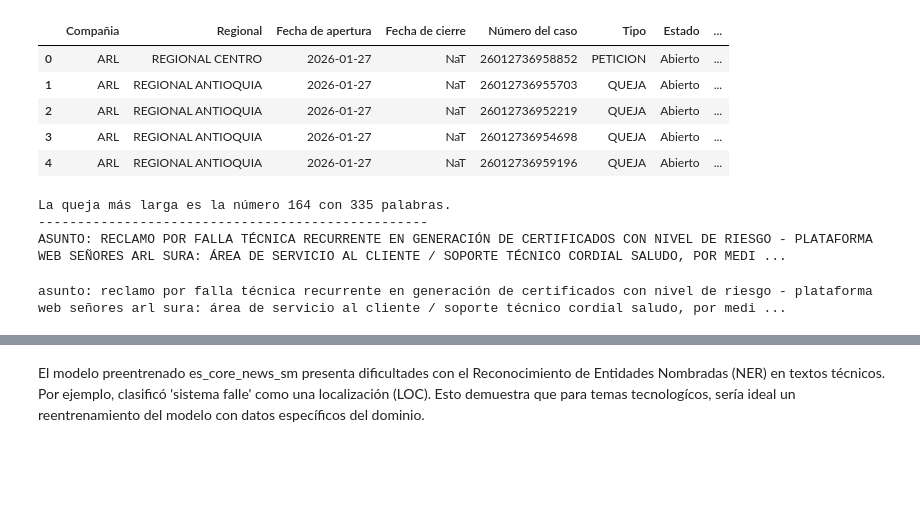
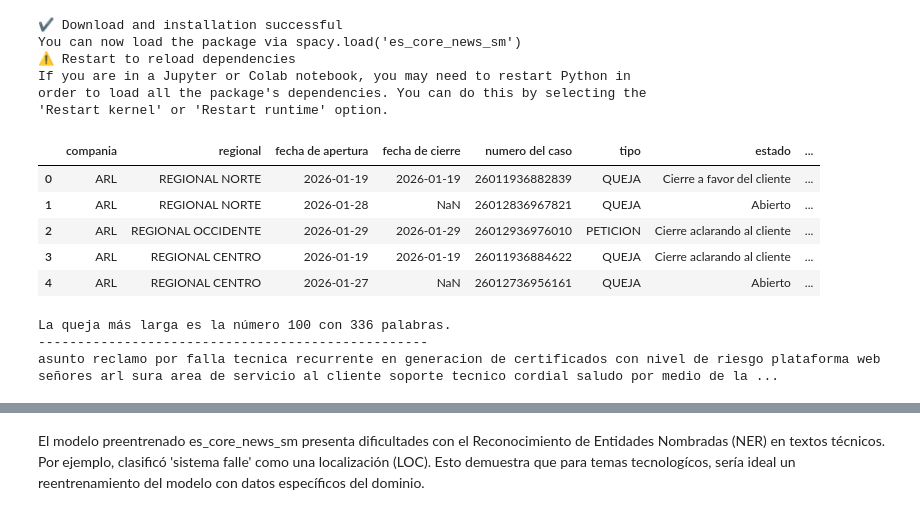
Before and after one commit to dvarelaj/nlp-miniproyecto-icesi, a Jupyter notebook: procesamiento_texto_npl_clasico.ipynb, the cells around one changed output, grey strips where cells are left out. Saved outputs shown, nothing was run; the diff lists cells and outputs as text; code cells hidden in the pictures; blank space fills up the shorter version.

```diff
--- a/procesamiento_texto_npl_clasico.ipynb
+++ b/procesamiento_texto_npl_clasico.ipynb
@@ -10,35 +11,38 @@ from collections import Counter
 # %%
+spacy.cli.download("es_core_news_sm")
 nlp = spacy.load('es_core_news_sm')
+# %% [output]
+✔ Download and installation successful
+You can now load the package via spacy.load('es_core_news_sm')
+⚠ Restart to reload dependencies
+If you are in a Jupyter or Colab notebook, you may need to restart Python in
+order to load all the package's dependencies. You can do this by selecting the
+'Restart kernel' or 'Restart runtime' option.
-# %%
-df = pd.read_excel('Quejas Enero 2026 Web ARL.xlsx')
-texto_raw = str(df['Descripción'].iloc[1])
-df.head()
-# %% [output]
-|  | Compañia | Regional | Fecha de apertura | Fecha de cierre | Número del caso | Tipo | Estado | ... |
-| 0 | ARL | REGIONAL CENTRO | 2026-01-27 | NaT | 26012736958852 | PETICION | Abierto | ... |
-| 1 | ARL | REGIONAL ANTIOQUIA | 2026-01-27 | NaT | 26012736955703 | QUEJA | Abierto | ... |
-| 2 | ARL | REGIONAL ANTIOQUIA | 2026-01-27 | NaT | 26012736952219 | QUEJA | Abierto | ... |
-| 3 | ARL | REGIONAL ANTIOQUIA | 2026-01-27 | NaT | 26012736954698 | QUEJA | Abierto | ... |
-| 4 | ARL | REGIONAL ANTIOQUIA | 2026-01-27 | NaT | 26012736959196 | QUEJA | Abierto | ... |
+# %%
+df = pd.read_csv('quejas_anonimizadas_muestra.csv')
+df.head()
+# %% [output]
+|  | compania | regional | fecha de apertura | fecha de cierre | numero del caso | tipo | estado | ... |
+| 0 | ARL | REGIONAL NORTE | 2026-01-19 | 2026-01-19 | 26011936882839 | QUEJA | Cierre a favor del cliente | ... |
+| 1 | ARL | REGIONAL NORTE | 2026-01-28 | NaN | 26012836967821 | QUEJA | Abierto | ... |
+| 2 | ARL | REGIONAL OCCIDENTE | 2026-01-29 | 2026-01-29 | 26012936976010 | PETICION | Cierre aclarando al cliente | ... |
+| 3 | ARL | REGIONAL CENTRO | 2026-01-19 | 2026-01-19 | 26011936884622 | QUEJA | Cierre aclarando al cliente | ... |
+| 4 | ARL | REGIONAL CENTRO | 2026-01-27 | NaN | 26012736956161 | QUEJA | Abierto | ... |
 # %%
 # Creamos una columna con la longitud de cada queja (en número de palabras)
-df['longitud'] = df['Descripción'].apply(lambda x: len(str(x).split()))
+df['longitud'] = df['descripcion_anonimizada'].apply(lambda x: len(str(x).split()))
 
 # Buscamos la fila con el máximo de palabras
 indice_max = df['longitud'].idxmax()
-queja_mas_larga = df['Descripción'].iloc[indice_max]
+queja_mas_larga = df['descripcion_anonimizada'].iloc[indice_max]
 
 print(f"La queja más larga es la número {indice_max} con {df['longitud'].max()} palabras.")
 print("-" * 50)
 print(queja_mas_larga[:500] + "...")
 # %% [output]
-La queja más larga es la número 164 con 335 palabras.
+La queja más larga es la número 100 con 336 palabras.
 --------------------------------------------------
-ASUNTO: RECLAMO POR FALLA TÉCNICA RECURRENTE EN GENERACIÓN DE CERTIFICADOS CON NIVEL DE RIESGO - PLATAFORMA WEB SEÑORES ARL SURA: ÁREA DE SERVICIO AL CLIENTE / SOPORTE TÉCNICO CORDIAL SALUDO, POR MEDI ...
+asunto reclamo por falla tecnica recurrente en generacion de certificados con nivel de riesgo plataforma web señores arl sura area de servicio al cliente soporte tecnico cordial saludo por medio de la ...
-# %%
-doc_largo
-# %% [output]
-asunto: reclamo por falla técnica recurrente en generación de certificados con nivel de riesgo - plataforma web señores arl sura: área de servicio al cliente / soporte técnico cordial saludo, por medi ...
 # %%
 doc_largo = nlp(queja_mas_larga.lower())
 
```
Also changed, not shown: parts of 7 cells of this notebook.
